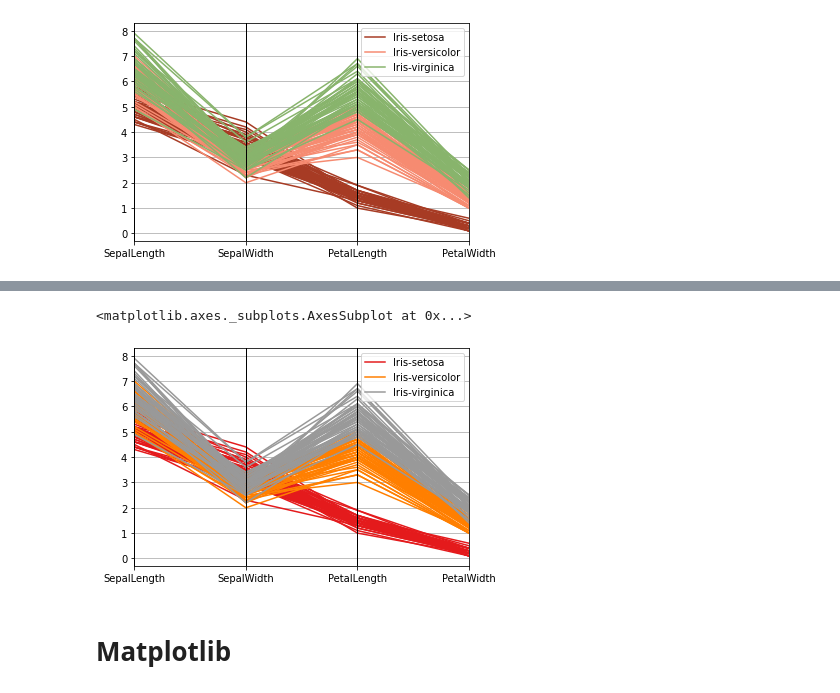
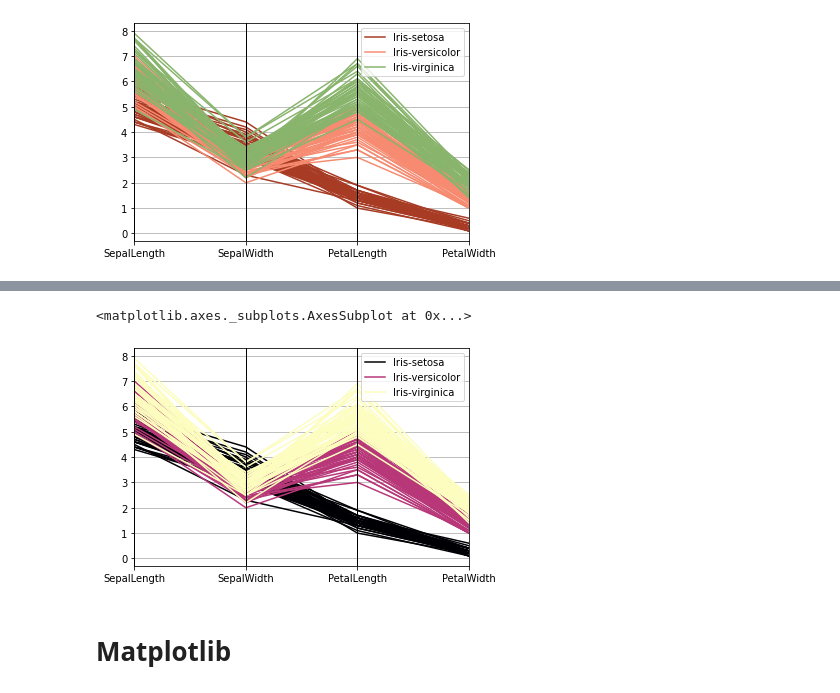
Before and after one commit to Momocute/BasicProg_DataViz65, a Jupyter notebook: DataViz01_Table_Data.ipynb, the cells around one changed output, grey strips where cells are left out. Saved outputs shown, nothing was run; the diff lists cells and outputs as text; code cells hidden in the pictures.

```diff
--- a/DataViz01_Table_Data.ipynb
+++ b/DataViz01_Table_Data.ipynb
@@ -82,8 +87,8 @@ https://matplotlib.org/stable/tutorials/colors/colormaps.html
 # %%
-pd.plotting.parallel_coordinates(df, 'Name', colormap='Set1')
+pd.plotting.parallel_coordinates(df, 'Name', colormap='magma')
 # %% [output]
 <matplotlib.axes._subplots.AxesSubplot at 0x...>
-[figure, old version]
+[figure, new version]
 # %% [markdown]
 # Matplotlib
 # %%
```
Also changed, not shown: parts of 11 cells of this notebook.
